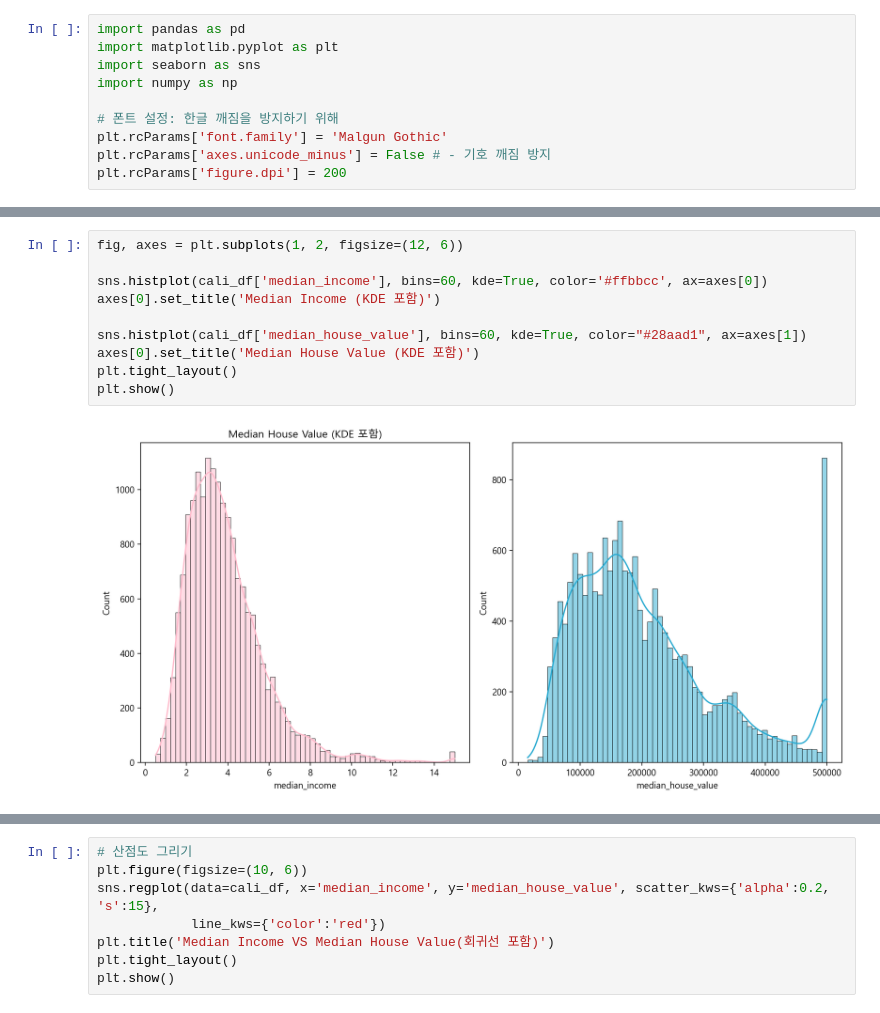
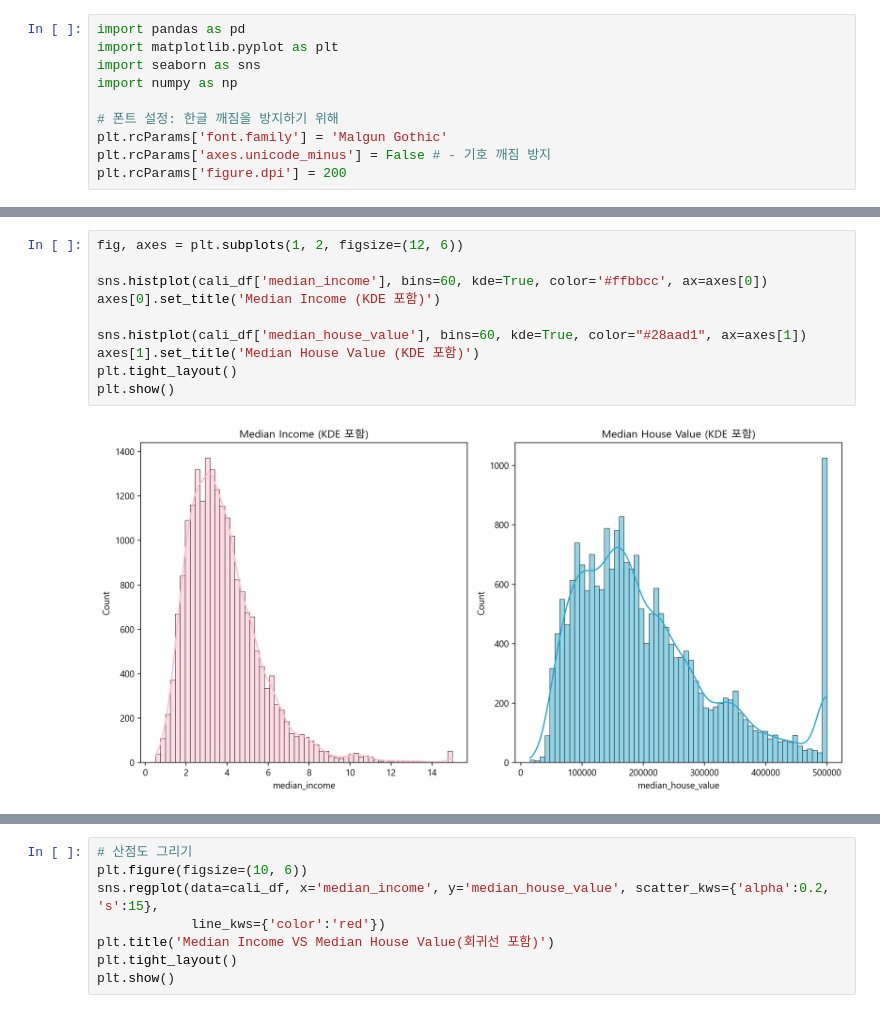
Before and after one commit to jayfromkorea/AICE, a Jupyter notebook: AICE/sns.ipynb, the cells around one changed output, grey strips where cells are left out. Drawn from its saved outputs; the diff is of its cells as text.

```diff
--- a/AICE/sns.ipynb
+++ b/AICE/sns.ipynb
@@ -77,15 +78,15 @@ plt.show()
 # %%
 fig, axes = plt.subplots(1, 2, figsize=(12, 6))
 
 sns.histplot(cali_df['median_income'], bins=60, kde=True, color='#ffbbcc', ax=axes[0])
 axes[0].set_title('Median Income (KDE 포함)')
 
 sns.histplot(cali_df['median_house_value'], bins=60, kde=True, color="#28aad1", ax=axes[1])
-axes[0].set_title('Median House Value (KDE 포함)')
+axes[1].set_title('Median House Value (KDE 포함)')
 plt.tight_layout()
 plt.show()
 # %% [output]
-[figure, old version]
+[figure, new version]
 # %%
 corr = cali_df.corr()
 
```
Also changed, not shown: parts of 6 cells of this notebook, 10 other files.
